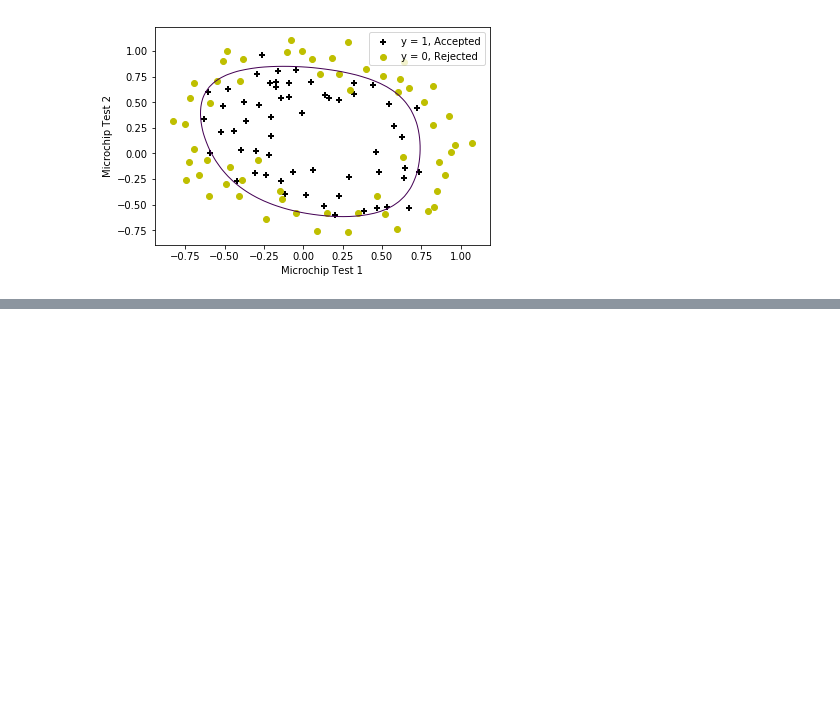
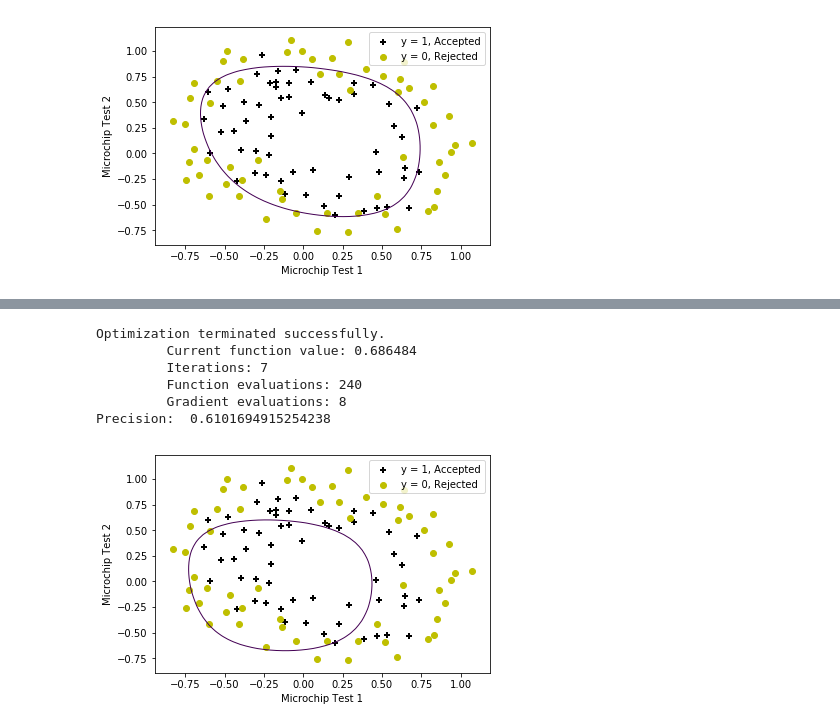
Before and after one commit to CNRio/Machine-Learning-Andrew-Ng, a Jupyter notebook: HW2 - Logistic Regression/ex2.ipynb, the cells around one changed output, grey strips where cells are left out. Drawn from its saved outputs; the diff is of its cells as text; code cells hidden in the pictures; blank space fills up the shorter version.

```diff
--- a/HW2 - Logistic Regression/ex2.ipynb
+++ b/HW2 - Logistic Regression/ex2.ipynb
@@ -203,0 +235,13 @@ plot_decision_boundary_poly(res2.x, data2, y)
+# %%
+lamb=100
+res_high_lamb = minimize(cost_function_reg, theta, method='BFGS', args=(m_X,y,lamb), options={'disp': True})
+plot_decision_boundary_poly(res_high_lamb.x, data2)
+print('Precision: ', calculate_precision(res_high_lamb.x, m_X, y))
+# %% [output]
+Optimization terminated successfully.
+         Current function value: 0.686484
+         Iterations: 7
+         Function evaluations: 240
+         Gradient evaluations: 8
+Precision:  0.6101694915254238
+[figure, added]
```
Also changed, not shown: parts of 7 cells of this notebook.
